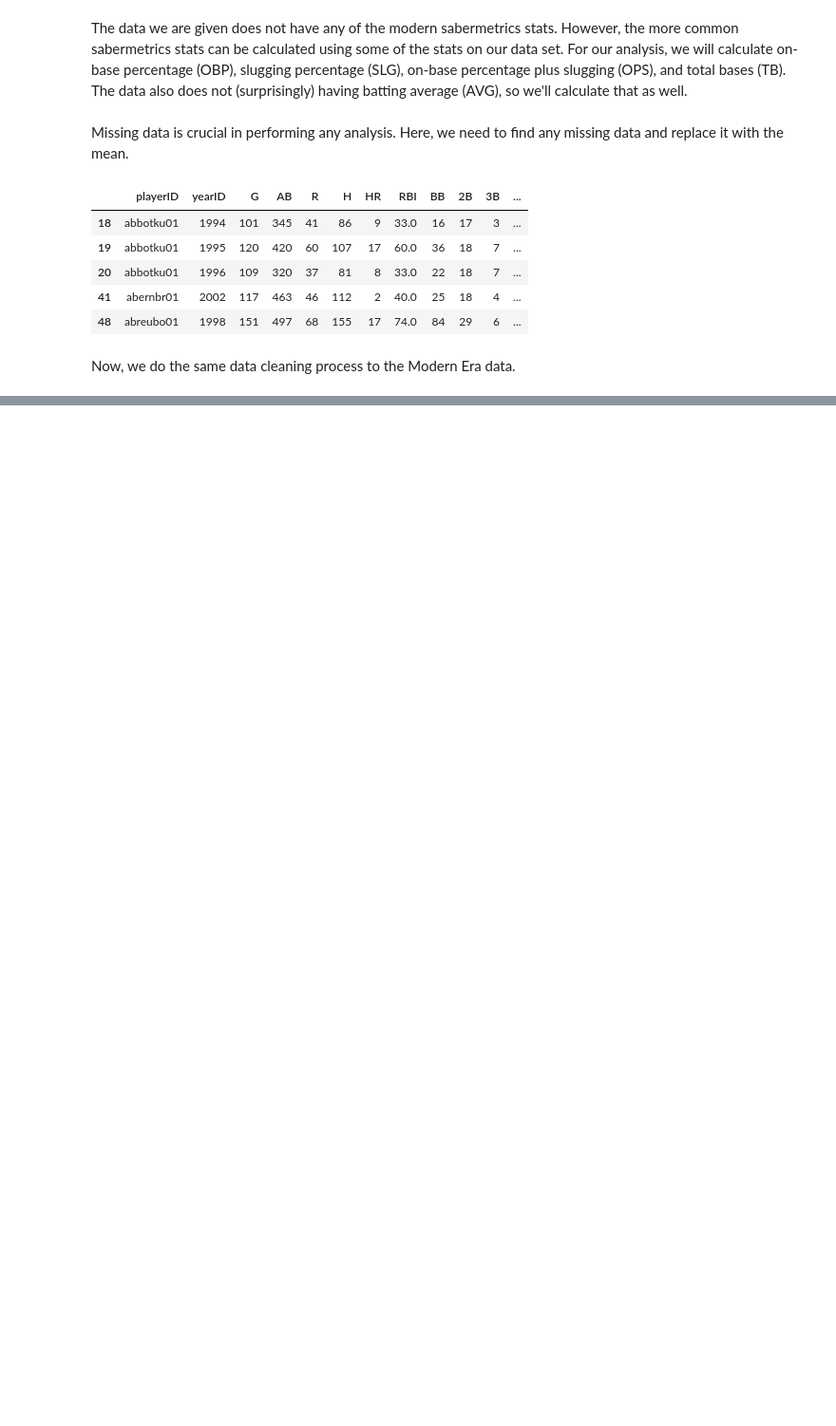
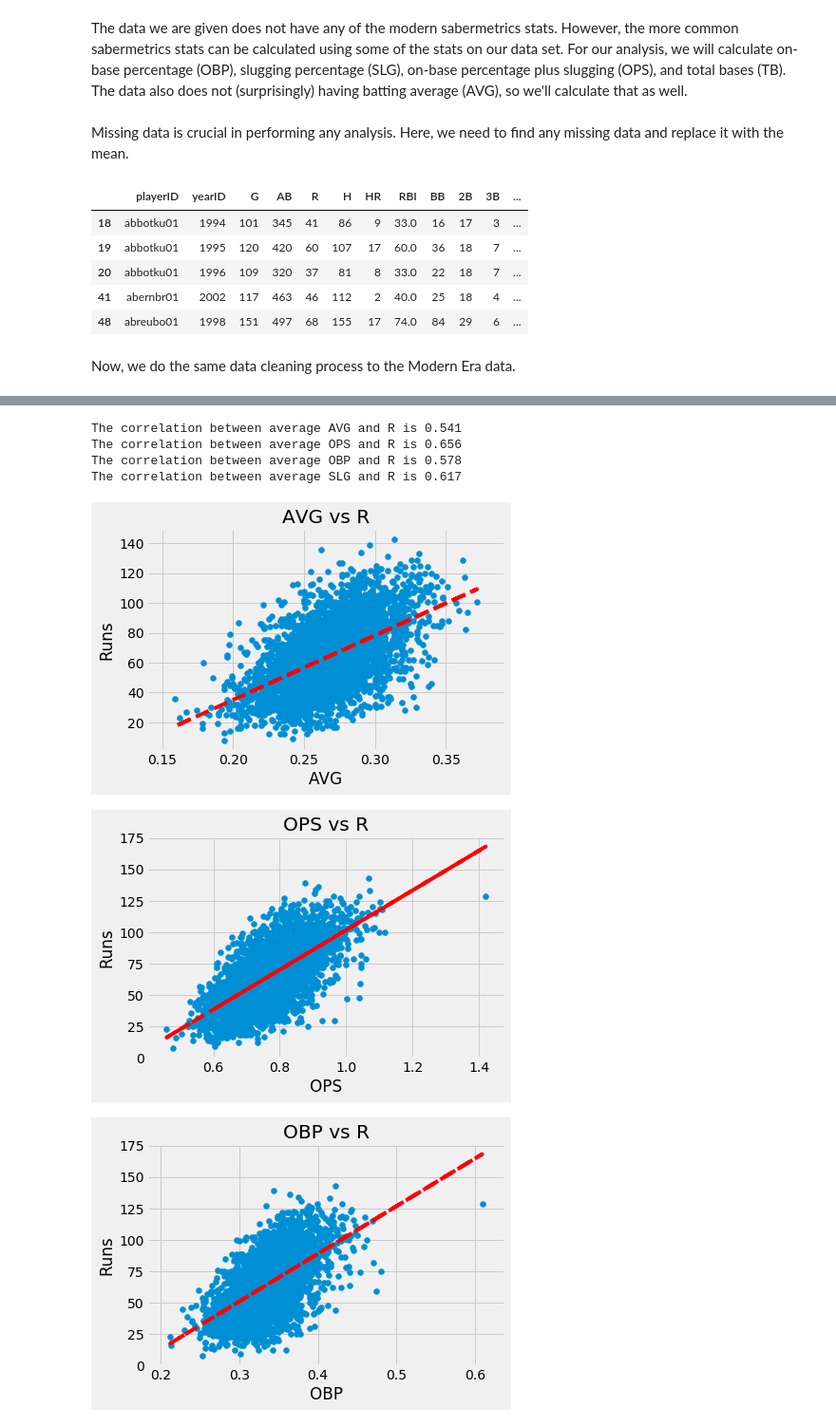
Before and after one commit to osanchez2323/Portfolio, a Jupyter notebook: Baseball Analysis/Baseball Analysis Notebook.ipynb, the cells around one changed output, grey strips where cells are left out. Shown at 95% size. Saved outputs shown, nothing was run; the diff lists cells and outputs as text; code cells hidden in the pictures; blank space fills up the shorter version.

```diff
--- a/Baseball Analysis/Baseball Analysis Notebook.ipynb
+++ b/Baseball Analysis/Baseball Analysis Notebook.ipynb
@@ -264,0 +326,10 @@ plt.show();
+# %%
+runs_analysis(modern, stats)
+# %% [output]
+The correlation between average AVG and R is 0.541
+The correlation between average OPS and R is 0.656
+The correlation between average OBP and R is 0.578
+The correlation between average SLG and R is 0.617
+[figure, added]
+[figure, added]
+[figure, added]
```
Also changed, not shown: parts of 10 cells of this notebook.
